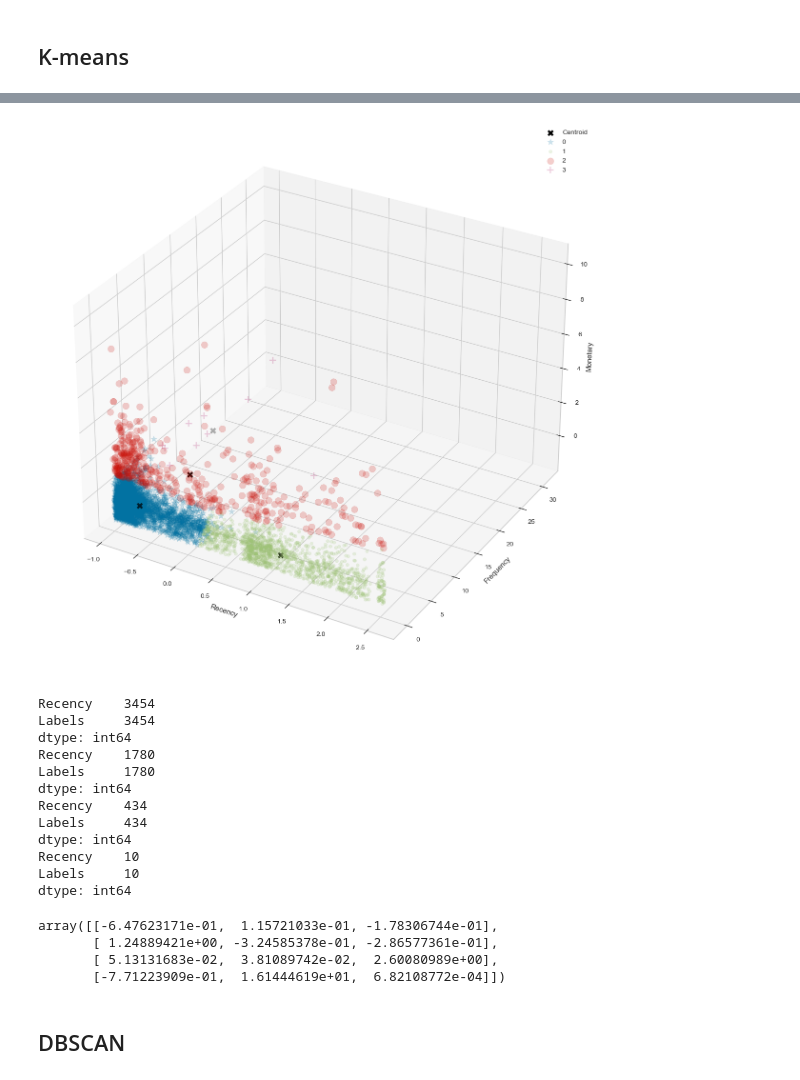
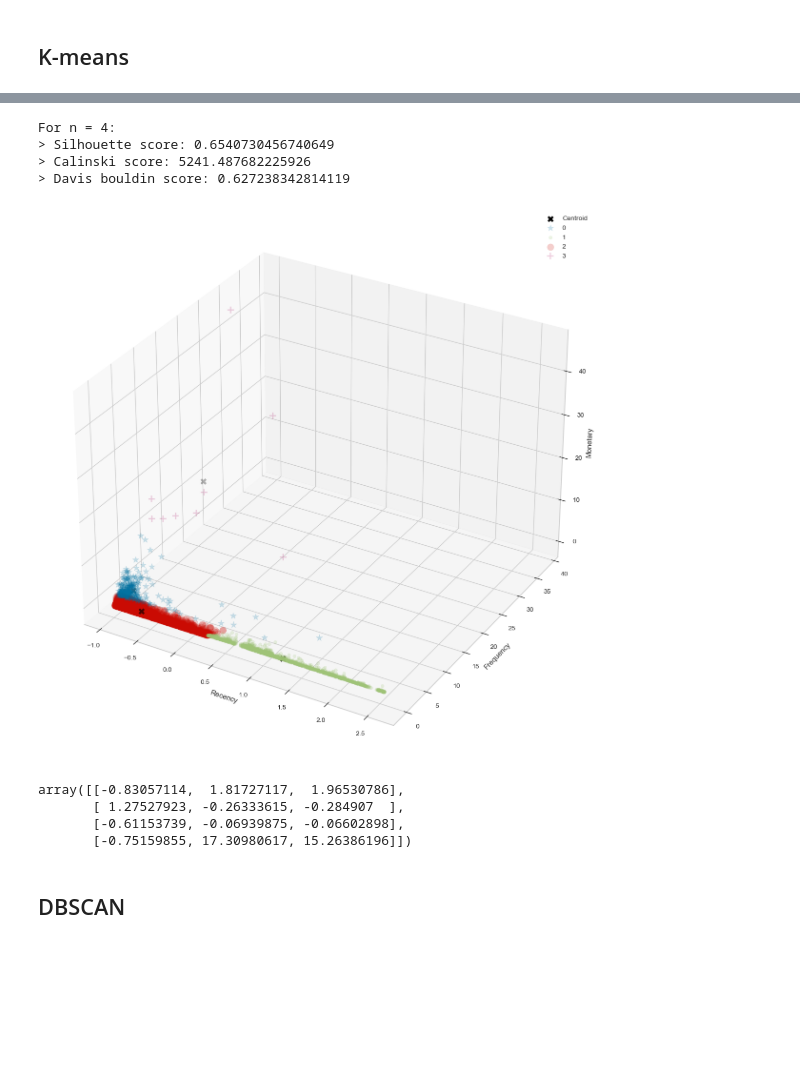
Before and after one commit to Ahmed-Ashraf-Marzouk/RFM-ID-customer-segmentation, a Jupyter notebook: main.ipynb, the cells around one changed output, grey strips where cells are left out. Cells and saved outputs as stored; diff of their text form; code cells hidden in the pictures; blank space fills up the shorter version.

```diff
--- a/main.ipynb
+++ b/main.ipynb
@@ -31,9 +29,10 @@ from scipy.special import logsumexp
 # %%
 # RFM
 vars = ['Recency', 'Frequency', 'Monetary']
+rfm = rfmvd_scaled[vars]
 model = KMeans()
 visualizer = KElbowVisualizer(model, k=(1,9))
 
-visualizer.fit(rfmvd_scaled[vars])        # Fit the data to the visualizer
-visualizer.show()        # Finalize and render the figure
+visualizer.fit(rfm)
+visualizer.show()
 # %% [output]
@@ -43,6 +42,7 @@ visualizer.show()        # Finalize and render the figure
 n = 4 # number of clusters
 # %%
 %%timeit -r1 -n1
-kmeans = KMeans(n_clusters=n, max_iter=500, random_state=1)
-kmeans.fit(rfmvd_scaled[vars])
+kmeans = KMeans(n_clusters=n, max_iter=1000, random_state=1)
+kmeans.fit(rfm)
+# Calculate time for running k-means algorithm on our data.
 # %% [output]
@@ -50,4 +50,4 @@ kmeans.fit(rfmvd_scaled[vars])
 # %%
-kmeans = KMeans(n_clusters=n, max_iter=500, random_state=1)
-kmeans.fit(rfmvd_scaled[vars])
+kmeans = KMeans(n_clusters=n, max_iter=1000, random_state=1)
+kmeans.fit(rfm)
 # %% [output]
@@ -92,50 +55,52 @@ rfmvd_scaled.head(10)
+# %%
+cluster_labels = kmeans.labels_
+rfm['Labels'] = cluster_labels
+
+print(f"For n = {n}:")
+kmeans_s = silhouette_score(rfm, cluster_labels)
+print(f"> Silhouette score: {kmeans_s}")
+
+kmeans_c = calinski_harabasz_score(rfm, cluster_labels)
+print(f"> Calinski score: {kmeans_c}")
+
+kmeans_d = davies_bouldin_score(rfm, cluster_labels)
+print(f"> Davis bouldin score: {kmeans_d}")
+# %% [output]
+For n = 4:
+> Silhouette score: 0.6540730456740649
+> Calinski score: 5241.487682225926
+> Davis bouldin score: 0.627238342814119
 # %%
 # RFM clustering graph
 centroids = kmeans.cluster_centers_
 u_labels = np.unique(cluster_labels)
 fig = plt.figure(figsize=(15,15))
 ax = fig.add_subplot(111, projection='3d')
 # ax = plt.axes(projection='3d')
 ax.set_xlabel("Recency")
 ax.set_ylabel("Frequency")
 ax.set_zlabel("Monetary")
 colors = []
 markers = ['*', '.', 'o', '+']
 
- # plotting centroids
+# plotting centroids
 ax.scatter(centroids[:,0] , centroids[:,1] , centroids[:,2], marker='x',
                 s=5, linewidths=10, c='black', label='Centroid', zorder=2)
 #plotting the results:
 for i in u_labels:
-    ax.scatter(rfmvd_scaled[rfmvd_scaled.Labels == i]['Recency'] , rfmvd_scaled[rfmvd_scaled.Labels == i]['Frequency'] , rfmvd_scaled[rfmvd_scaled.Labels == i]['Monetary'], label = i, zorder=1, marker=markers[i], s=100, alpha=0.2)
+    ax.scatter(rfm[rfm.Labels == i]['Recency'] , rfm[rfm.Labels == i]['Frequency'] , rfm[rfm.Labels == i]['Monetary'], label = i, zorder=1, marker=markers[i], s=100, alpha=0.2)
 
 ax.legend()
 plt.show()
 # %% [output]
-[figure, old version]
+[figure, new version]
-# %%
-for i in range(n):
-    print(rfmvd_scaled[["Recency", "Labels"]][rfmvd_scaled.Labels == i].count(axis=0))
-# %% [output]
-Recency    3454
-Labels     3454
-dtype: int64
-Recency    1780
-Labels     1780
-dtype: int64
-Recency    434
-Labels     434
-dtype: int64
-Recency    10
-Labels     10
-dtype: int64
 # %%
 centroids
 # %% [output]
-array([[-6.47623171e-01,  1.15721033e-01, -1.78306744e-01],
-       [ 1.24889421e+00, -3.24585378e-01, -2.86577361e-01],
-       [ 5.13131683e-02,  3.81089742e-02,  2.60080989e+00],
-       [-7.71223909e-01,  1.61444619e+01,  6.82108772e-04]])
+array([[-0.83057114,  1.81727117,  1.96530786],
+       [ 1.27527923, -0.26333615, -0.284907  ],
+       [-0.61153739, -0.06939875, -0.06602898],
+       [-0.75159855, 17.30980617, 15.26386196]])
 # %% [markdown]
 ## DBSCAN
 # %%
```
Also changed, not shown: parts of 40 cells of this notebook, 2 other files.
